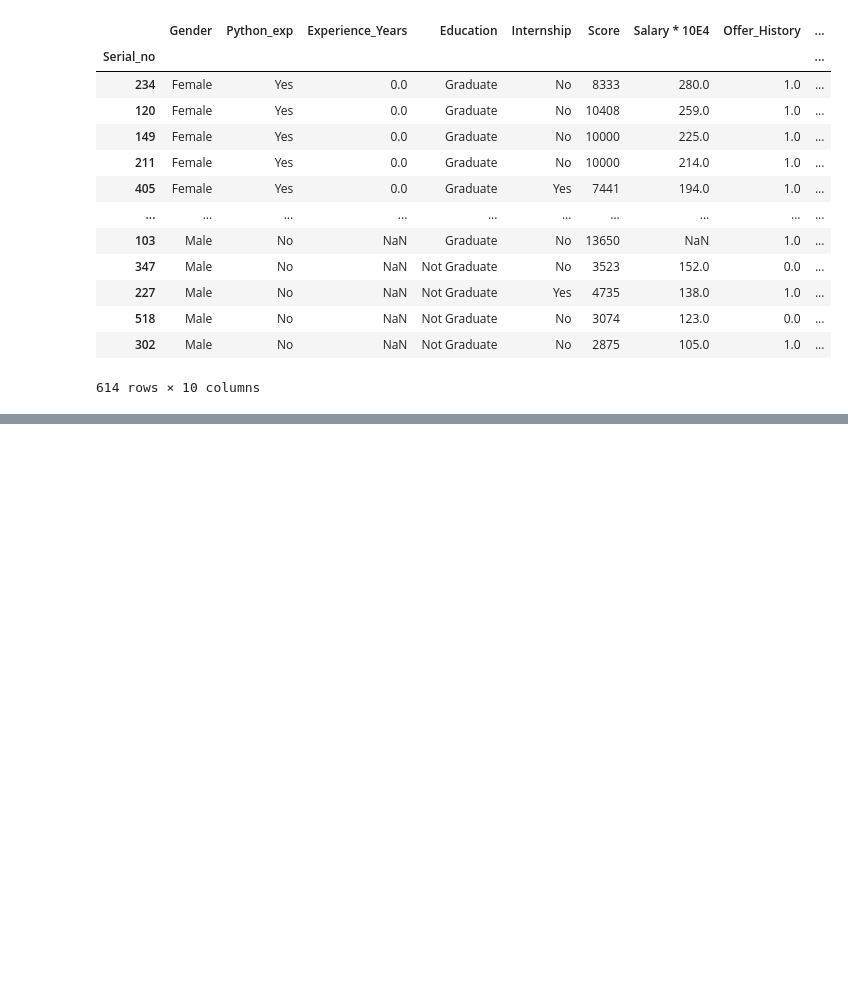
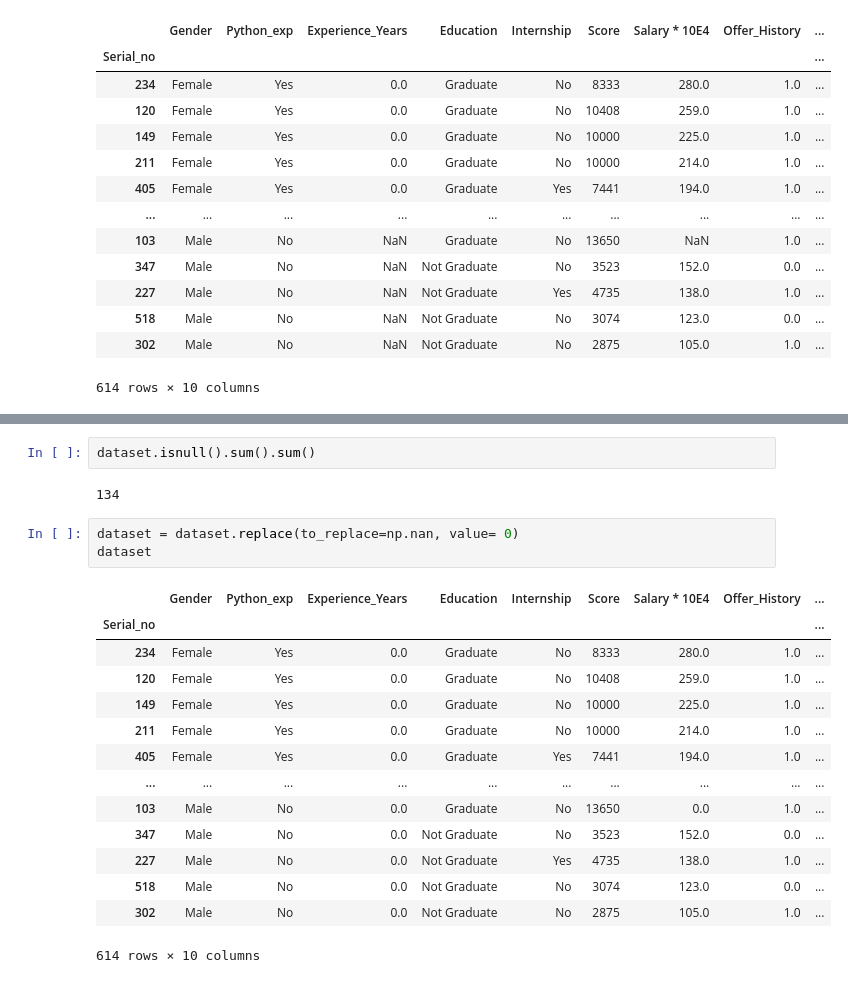
Before and after one commit to onolan/orlaithnolan, a Jupyter notebook: UCDPA_OrlaithNolanProject.ipynb, the cells around one changed output, grey strips where cells are left out. Cells and saved outputs as stored; diff of their text form; blank space fills up the shorter version.

```diff
--- a/UCDPA_OrlaithNolanProject.ipynb
+++ b/UCDPA_OrlaithNolanProject.ipynb
@@ -370,0 +402,22 @@ dataset.drop_duplicates()
+# %%
+dataset.isnull().sum().sum()
+# %% [output]
+134
+# %%
+dataset = dataset.replace(to_replace=np.nan, value= 0)
+dataset
+# %% [output]
+|  | Gender | Python_exp | Experience_Years | Education | Internship | Score | Salary * 10E4 | Offer_History | ... |
+| Serial_no |  |  |  |  |  |  |  |  | ... |
+| 234 | Female | Yes | 0.0 | Graduate | No | 8333 | 280.0 | 1.0 | ... |
+| 120 | Female | Yes | 0.0 | Graduate | No | 10408 | 259.0 | 1.0 | ... |
+| 149 | Female | Yes | 0.0 | Graduate | No | 10000 | 225.0 | 1.0 | ... |
+| 211 | Female | Yes | 0.0 | Graduate | No | 10000 | 214.0 | 1.0 | ... |
+| 405 | Female | Yes | 0.0 | Graduate | Yes | 7441 | 194.0 | 1.0 | ... |
+| ... | ... | ... | ... | ... | ... | ... | ... | ... | ... |
+| 103 | Male | No | 0.0 | Graduate | No | 13650 | 0.0 | 1.0 | ... |
+| 347 | Male | No | 0.0 | Not Graduate | No | 3523 | 152.0 | 0.0 | ... |
+| 227 | Male | No | 0.0 | Not Graduate | Yes | 4735 | 138.0 | 1.0 | ... |
+| 518 | Male | No | 0.0 | Not Graduate | No | 3074 | 123.0 | 0.0 | ... |
+| 302 | Male | No | 0.0 | Not Graduate | No | 2875 | 105.0 | 1.0 | ... |
+614 rows × 10 columns
```
Also changed, not shown: parts of 2 cells of this notebook.
